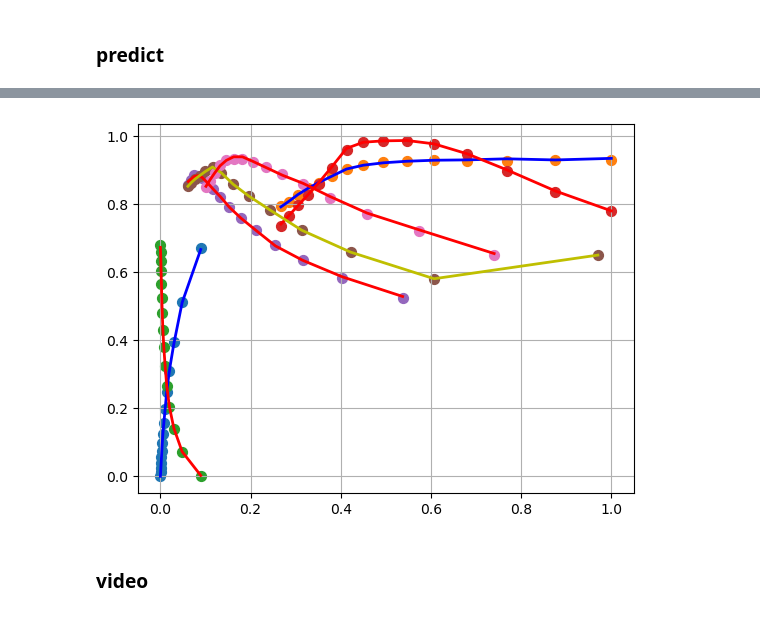
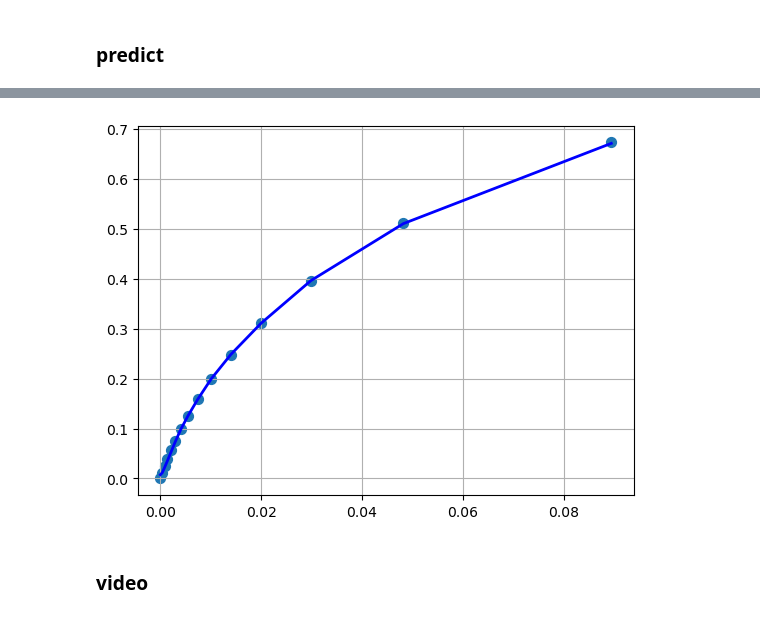
Before and after one commit to ng0177/network, a Jupyter notebook: muma-01.ipynb, the cells around one changed output, grey strips where cells are left out. Cells and saved outputs as stored; diff of their text form; code cells hidden in the pictures.

```diff
--- a/muma-01.ipynb
+++ b/muma-01.ipynb
@@ -232,33 +264,33 @@ y_predictedTn = model.predict(x_dataTn) # test
 # %%
 # plot
 
 # 0: flow,
 plt.scatter(x_data1n[:,[1]], y_data1n[:,[0]], s=50)
 plt.plot( x_data1n[:,[1]], y_predicted1n[:,[0]], 'b', linewidth=2)
 
-plt.scatter(x_data10n[:,[1]], y_data10n[:,[0]], s=50)
-plt.plot( x_data10n[:,[1]], y_predicted10n[:,[0]], 'b', linewidth=2)
+#plt.scatter(x_data10n[:,[1]], y_data10n[:,[0]], s=50)
+#plt.plot( x_data10n[:,[1]], y_predicted10n[:,[0]], 'b', linewidth=2)
 
 # 1: efficiency
-plt.scatter(x_data1n[:,[1]], y_data1n[:,[1]], s=50)
-plt.plot( x_data1n[:,[1]], y_predicted1n[:,[1]], 'r', linewidth=2)
+#plt.scatter(x_data1n[:,[1]], y_data1n[:,[1]], s=50)
+#plt.plot( x_data1n[:,[1]], y_predicted1n[:,[1]], 'r', linewidth=2)
 
-plt.scatter(x_data10n[:,[1]], y_data10n[:,[1]], s=50)
-plt.plot( x_data10n[:,[1]], y_predicted10n[:,[1]], 'r', linewidth=2)
+#plt.scatter(x_data10n[:,[1]], y_data10n[:,[1]], s=50)
+#plt.plot( x_data10n[:,[1]], y_predicted10n[:,[1]], 'r', linewidth=2)
 
-plt.scatter(x_data4n[:,[1]], y_data4n[:,[1]], s=50)
-plt.plot( x_data4n[:,[1]], y_predicted4n[:,[1]], 'r', linewidth=2)
-plt.scatter(x_dataTn[:,[1]], y_predictedTn[:,[1]], s=50)
-plt.plot( x_dataTn[:,[1]], y_predictedTn[:,[1]], 'y', linewidth=2)
-plt.scatter(x_data5n[:,[1]], y_data5n[:,[1]], s=50)
-plt.plot( x_data5n[:,[1]], y_predicted5n[:,[1]], 'r', linewidth=2)
+#plt.scatter(x_data4n[:,[1]], y_data4n[:,[1]], s=50)
+#plt.plot( x_data4n[:,[1]], y_predicted4n[:,[1]], 'r', linewidth=2)
+#plt.scatter(x_dataTn[:,[1]], y_predictedTn[:,[1]], s=50)
+#plt.plot( x_dataTn[:,[1]], y_predictedTn[:,[1]], 'y', linewidth=2)
+#plt.scatter(x_data5n[:,[1]], y_data5n[:,[1]], s=50)
+#plt.plot( x_data5n[:,[1]], y_predicted5n[:,[1]], 'r', linewidth=2)
 
 plt.grid()
 #plt.show()
 plt.savefig('training.png', dpi=300)
 #files.download("training.png")
 # %% [output]
-[figure, old version]
+[figure, new version]
 # %% [markdown]
 ### video
 # %%
```
Also changed, not shown: parts of 6 cells of this notebook, 1 other file.
